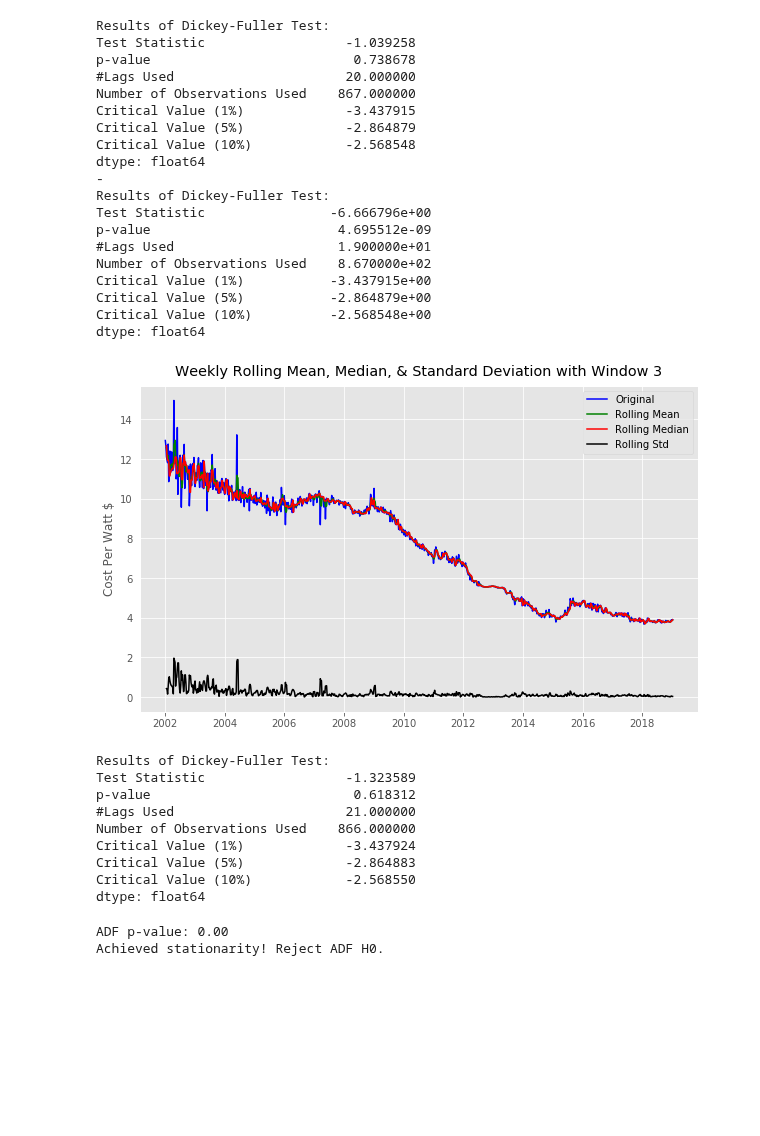
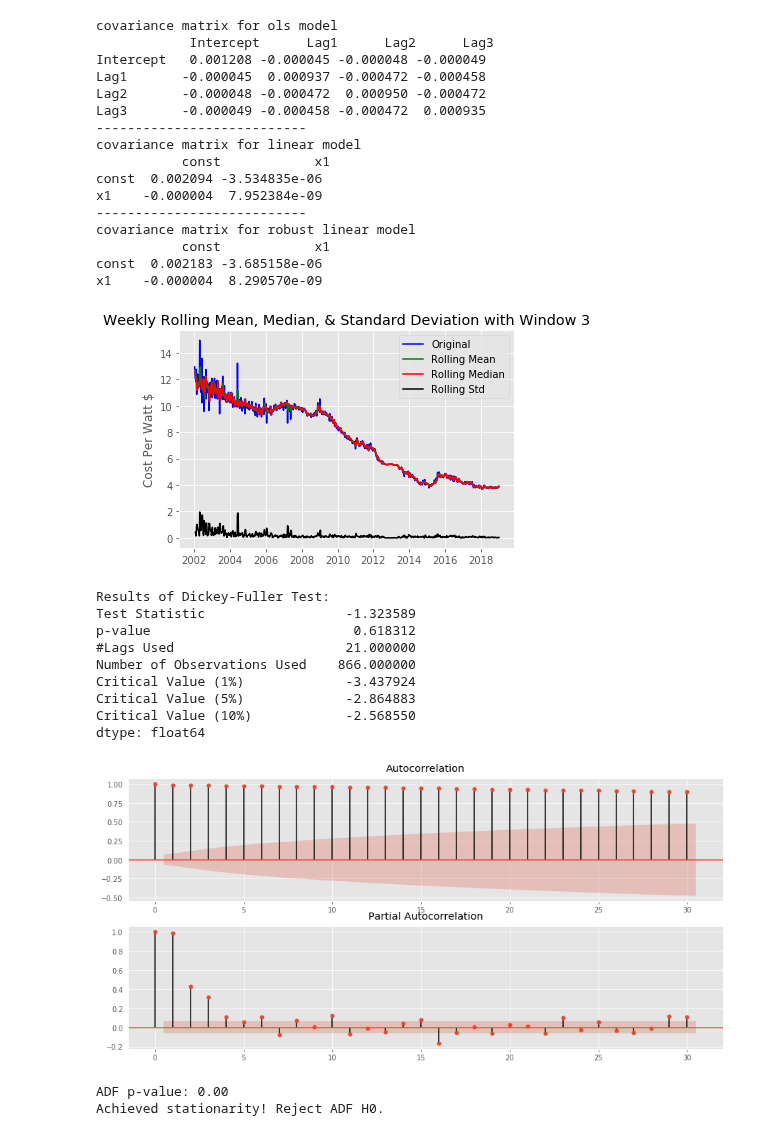
Before and after one commit to jrpaige/Solar, a Jupyter notebook: weekly.ipynb, the cells around one changed output. Cells and saved outputs as stored; diff of their text form; code cells hidden in the pictures; blank space fills up the shorter version.

```diff
--- a/weekly.ipynb
+++ b/weekly.ipynb
@@ -203,33 +49,32 @@ dtype: float64
-# %%
-test_stationarity(rf_predict)
-rf_diff = pd.DataFrame(rf_predict).diff(periods=1)
-print('-')
-test_stationarity(rf_diff.dropna())
-# %% [output]
-Results of Dickey-Fuller Test:
-Test Statistic                  -1.039258
-p-value                          0.738678
-#Lags Used                      20.000000
-Number of Observations Used    867.000000
-Critical Value (1%)             -3.437915
-Critical Value (5%)             -2.864879
-Critical Value (10%)            -2.568548
-dtype: float64
--
-Results of Dickey-Fuller Test:
-Test Statistic                -6.666796e+00
-p-value                        4.695512e-09
-#Lags Used                     1.900000e+01
-Number of Observations Used    8.670000e+02
-Critical Value (1%)           -3.437915e+00
-Critical Value (5%)           -2.864879e+00
-Critical Value (10%)          -2.568548e+00
-dtype: float64
+# %%
+print('covariance matrix for ols model \n', ols_model.cov_params())
+print('---------------------------')
+print('covariance matrix for linear model \n', linear_model.cov_params())
+print('---------------------------')
+print('covariance matrix for robust linear model \n', rf_model.feature_importances_
+      cov_params())
+# %% [output]
+covariance matrix for ols model
+            Intercept      Lag1      Lag2      Lag3
+Intercept   0.001208 -0.000045 -0.000048 -0.000049
+Lag1       -0.000045  0.000937 -0.000472 -0.000458
+Lag2       -0.000048 -0.000472  0.000950 -0.000472
+Lag3       -0.000049 -0.000458 -0.000472  0.000935
+---------------------------
+covariance matrix for linear model
+           const            x1
+const  0.002094 -3.534835e-06
+x1    -0.000004  7.952384e-09
+---------------------------
+covariance matrix for robust linear model
+           const            x1
+const  0.002183 -3.685158e-06
+x1    -0.000004  8.290570e-09
 # %%
 rolling_plot(y)
-test_stationarity(y)
+dfuller_test(y)
 # %% [output]
-[figure, old version]
+[figure, new version]
 Results of Dickey-Fuller Test:
 Test Statistic                  -1.323589
 p-value                          0.618312
@@ -239,6 +84,10 @@ Critical Value (1%)             -3.437924
 Critical Value (5%)             -2.864883
 Critical Value (10%)            -2.568550
 dtype: float64
+# %%
+autocor_plots(y)
+# %% [output]
+[figure, added]
 # %%
 # The timeseries is stationary at d = 1 where only the first lag is above the significance level.
 # %%
```
Also changed, not shown: parts of 34 cells of this notebook, 2 other files.
